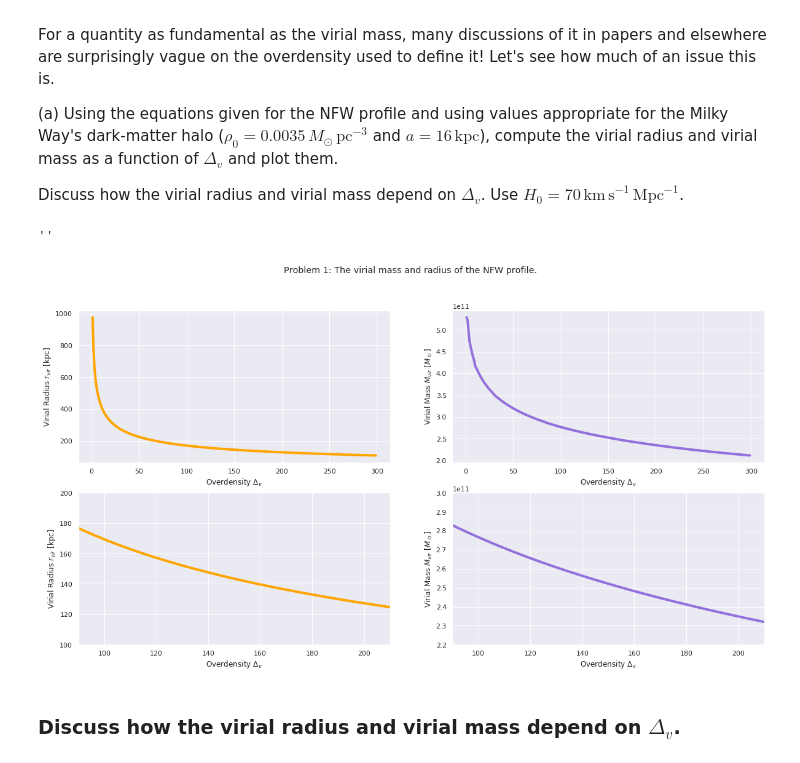
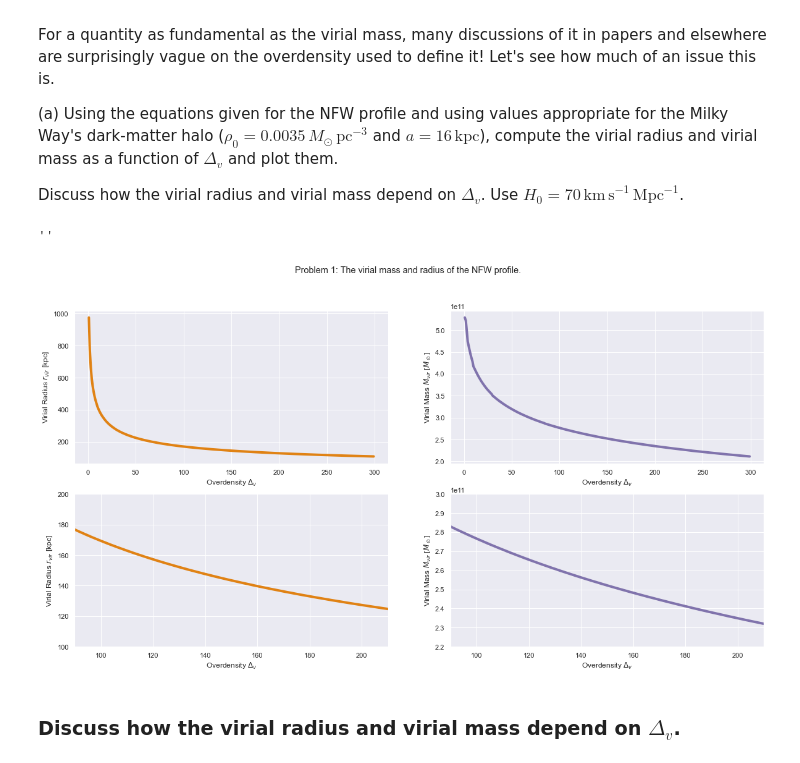
Before and after one commit to AstroLudwig/AST1420, a Jupyter notebook: Assignment1/Assignment1.ipynb, the cells around one changed output. Cells and saved outputs as stored; diff of their text form; code cells hidden in the pictures.

```diff
--- a/Assignment1/Assignment1.ipynb
+++ b/Assignment1/Assignment1.ipynb
@@ -89,33 +93,36 @@ c_err = solve_c[:, 1]
 # Calculate virial mass at each concentration and overdensity.
 m = m_virial(c, dv)
 # %%
+color = sns.color_palette("PuOr", 4) # Spooky halloween pallette
+
+
 f, axes = plt.subplots(2, 2, figsize=(20, 10))
-axes[0, 0].plot(dv, r_virial(c), color="orange", linewidth=4)
+axes[0, 0].plot(dv, r_virial(c), color=color[0], linewidth=4)
 axes[0, 0].set_xlabel(r"Overdensity $\Delta_v$")
 axes[0, 0].set_ylabel(r"Virial Radius $r_{vir}$ [kpc]")
 
-axes[0, 1].plot(dv, m, color="mediumpurple", linewidth=4)
+axes[0, 1].plot(dv, m, color=color[-1], linewidth=4)
 axes[0, 1].set_xlabel(r"Overdensity $\Delta_v$")
 axes[0, 1].set_ylabel(r"Virial Mass $M_{vir}$ [$M_\odot$]")
 
 # Zoom in on appropriate values for overdensity (i.e: 100 - 200)
-axes[1, 0].plot(dv, r_virial(c), color="orange", linewidth=4)
+axes[1, 0].plot(dv, r_virial(c), color=color[0], linewidth=4)
 axes[1, 0].set_xlabel(r"Overdensity $\Delta_v$")
 axes[1, 0].set_ylabel(r"Virial Radius $r_{vir}$ [kpc]")
 axes[1, 0].set_xlim(90, 210)
 axes[1, 0].set_ylim(100, 200)
 
-axes[1, 1].plot(dv, m, color="mediumpurple", linewidth=4)
+axes[1, 1].plot(dv, m, color=color[-1], linewidth=4)
 axes[1, 1].set_xlabel(r"Overdensity $\Delta_v$")
 axes[1, 1].set_ylabel(r"Virial Mass $M_{vir}$ [$M_\odot$]")
 axes[1, 1].set_xlim(90, 210)
 axes[1, 1].set_ylim(2.2e11, 3e11)
 
 plt.suptitle("Problem 1: The virial mass and radius of the NFW profile.")
 ;
 # %% [output]
 ''
-[figure, old version]
+[figure, new version]
 # %% [markdown]
 ### Discuss how the virial radius and virial mass depend on $\Delta_v$.
 # %% [markdown]
```
Also changed, not shown: parts of 51 cells of this notebook.
